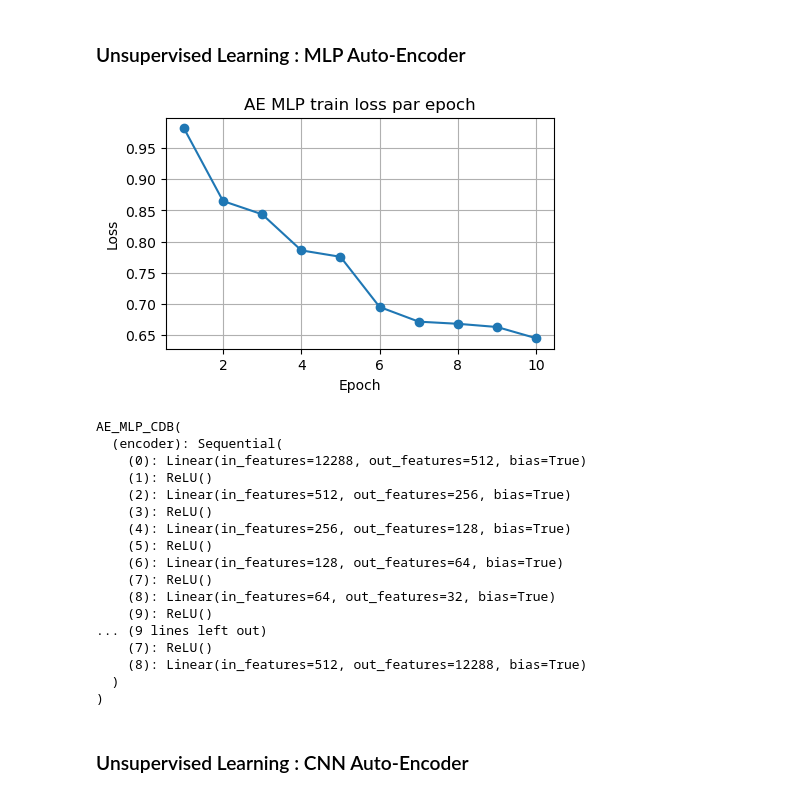
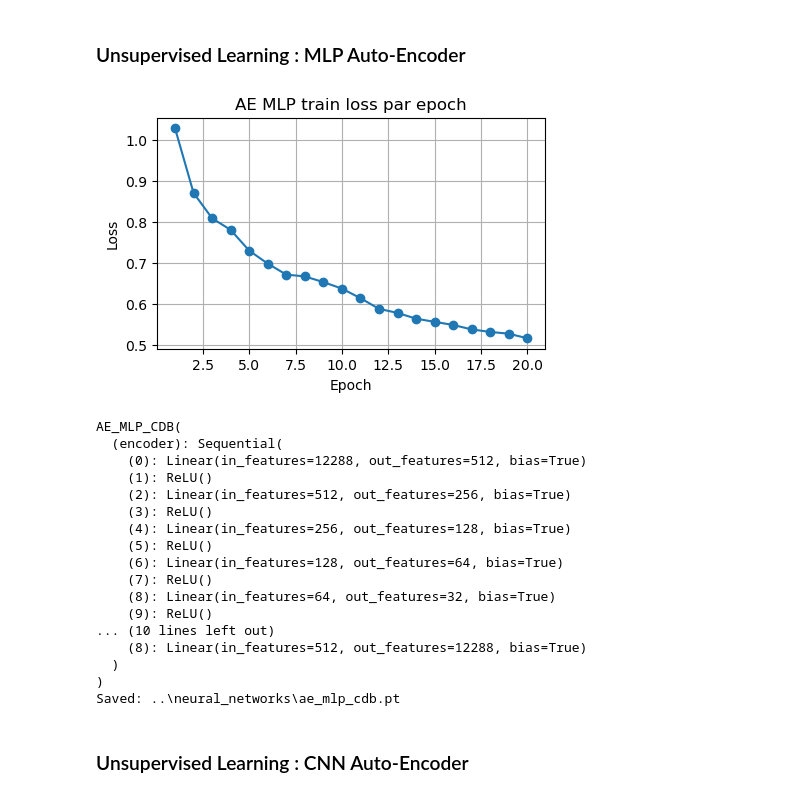
Before and after one commit to francois-thievon/MosAIk, a Jupyter notebook: demonstration/demo_quant_incertitudes.ipynb, the cells around one changed output. Cells and saved outputs as stored; diff of their text form; code cells hidden in the pictures.

```diff
--- a/demonstration/demo_quant_incertitudes.ipynb
+++ b/demonstration/demo_quant_incertitudes.ipynb
@@ -1166,7 +1191,7 @@ mlp_cdb = MLP_CDB().to(device)
 criterion = nn.CrossEntropyLoss()
 optimizer = optim.Adam(mlp_cdb.parameters(), lr=1e-3)
 
-epochs = 4
+epochs = 12
 train_losses = []
 
 fig, ax = plt.subplots(figsize=(5, 3))
@@ -1200,4 +1225,10 @@ for epoch in range(1, epochs + 1):
 
 plt.close(fig)
 print(mlp_cdb)
+
+out_dir = os.path.join("..", "neural_networks")
+os.makedirs(out_dir, exist_ok=True)
+model_path = os.path.join(out_dir, "mlp_cdb.pt")
+torch.save(mlp_cdb.state_dict(), model_path)
+print("Saved:", model_path)
 # %% [output]
@@ -1250,7 +1282,7 @@ cnn_cdb = CNN_CDB().to(device)
 criterion = nn.CrossEntropyLoss()
 optimizer = optim.Adam(cnn_cdb.parameters(), lr=1e-3)
 
-epochs = 5
+epochs = 12
 train_losses = []
 
 fig, ax = plt.subplots(figsize=(5, 3))
@@ -1284,4 +1316,10 @@ for epoch in range(1, epochs + 1):
 
 plt.close(fig)
 print(cnn_cdb)
+
+out_dir = os.path.join("..", "neural_networks")
+os.makedirs(out_dir, exist_ok=True)
+model_path = os.path.join(out_dir, "cnn_cdb.pt")
+torch.save(cnn_cdb.state_dict(), model_path)
+print("Saved:", model_path)
 # %% [output]
@@ -1336,40 +1374,46 @@ ae_mlp_cdb = AE_MLP_CDB().to(device)
 criterion = nn.MSELoss()
 optimizer = optim.Adam(ae_mlp_cdb.parameters(), lr=1e-3)
 
-epochs = 10
+epochs = 20
 train_losses = []
 
 fig, ax = plt.subplots(figsize=(5, 3))
 for epoch in range(1, epochs + 1):
     ae_mlp_cdb.train()
     running_loss = 0.0
     for x, _ in tqdm(catdog_loader, desc=f"AE Epoch {epoch}"):
         x = x.to(device)
         x_flat = x.view(x.size(0), -1)
         optimizer.zero_grad()
         recon = ae_mlp_cdb(x_flat)
         loss = criterion(recon, x_flat)
         loss.backward()
         optimizer.step()
         running_loss += loss.item() * x.size(0)
 
     train_loss = running_loss / len(catdog_loader.dataset)
     train_losses.append(train_loss)
     print(f"AE Epoch {epoch} - loss: {train_loss:.4f}")
 
     clear_output(wait=True)
     ax.cla()
     ax.plot(range(1, len(train_losses) + 1), train_losses, marker="o")
     ax.set_title("AE MLP train loss par epoch")
     ax.set_xlabel("Epoch")
     ax.set_ylabel("Loss")
     ax.grid(True)
     display(fig)
 
 plt.close(fig)
 print(ae_mlp_cdb)
+
+out_dir = os.path.join("..", "neural_networks")
+os.makedirs(out_dir, exist_ok=True)
+model_path = os.path.join(out_dir, "ae_mlp_cdb.pt")
+torch.save(ae_mlp_cdb.state_dict(), model_path)
+print("Saved:", model_path)
 # %% [output]
-[figure, old version]
+[figure, new version]
 AE_MLP_CDB(
   (encoder): Sequential(
     (0): Linear(in_features=12288, out_features=512, bias=True)
@@ -1382,11 +1426,11 @@ AE_MLP_CDB(
     (7): ReLU()
     (8): Linear(in_features=64, out_features=32, bias=True)
     (9): ReLU()
-... (9 lines left out)
-    (7): ReLU()
+... (10 lines left out)
     (8): Linear(in_features=512, out_features=12288, bias=True)
   )
 )
+Saved: ..\neural_networks\ae_mlp_cdb.pt
 # %% [markdown]
 ### Unsupervised Learning : CNN Auto-Encoder
 # %%
```
Also changed, not shown: parts of 18 cells of this notebook, 36 other files.
